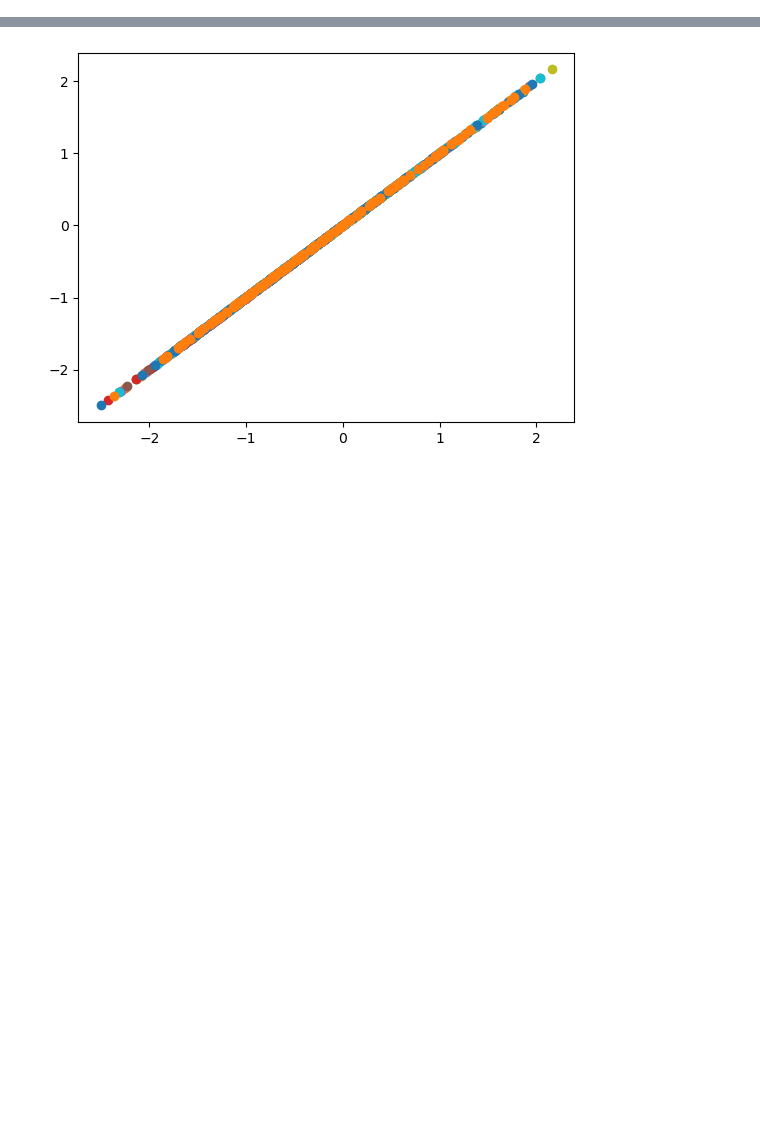
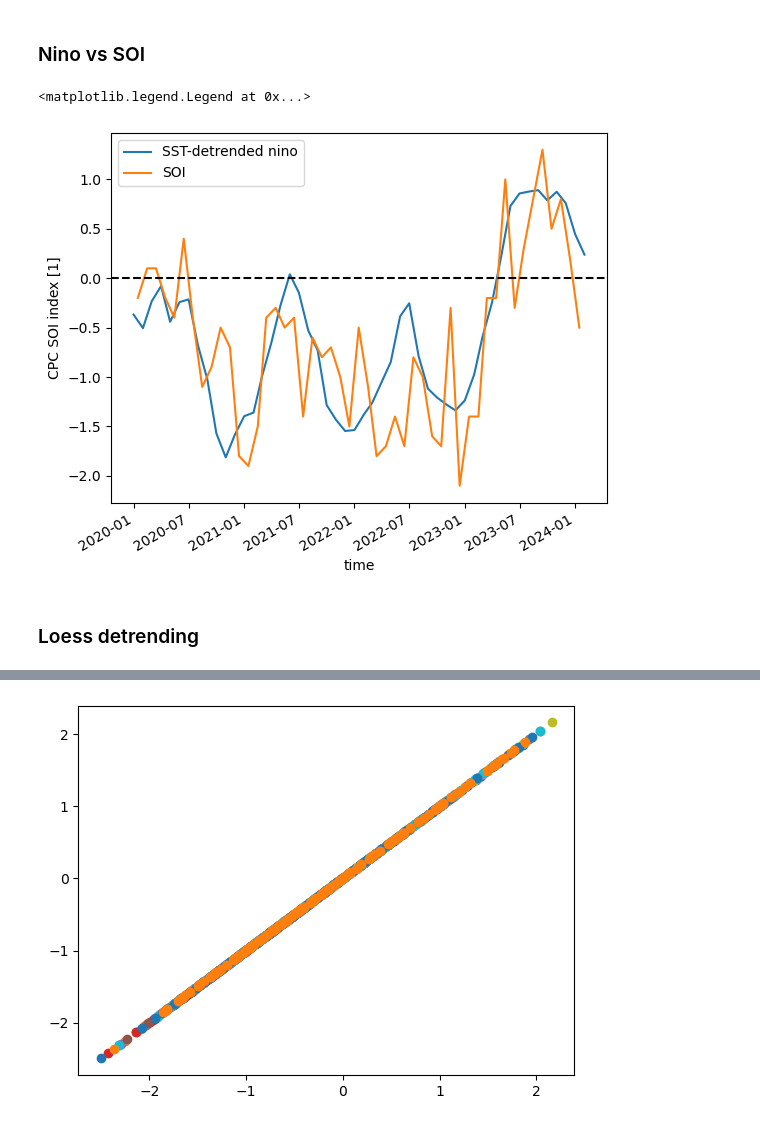
Before and after one commit to clairbarnes/wwa-current, a Jupyter notebook: 10_misc/detrended_nino34/py_nino34_det.ipynb, the cells around one changed output, grey strips where cells are left out. Drawn from its saved outputs; the diff is of its cells as text; code cells hidden in the pictures; blank space fills up the shorter version.

```diff
--- a/10_misc/detrended_nino34/py_nino34_det.ipynb
+++ b/10_misc/detrended_nino34/py_nino34_det.ipynb
@@ -5,0 +73,15 @@ Use monthly mean SST from 20S:20N to detrend [Nino3.4](https://climexp.knmi.nl/g
+# %% [markdown]
+### Nino vs SOI
+# %%
+nino34 = nino34 - nino34.mean()
+soi = -decode_times(xr.open_dataset("icpc_soi.nc", decode_times = False)).SOI.dropna("time", "any")
+nino34_det.sel(time = slice("2020",None)).plot(label = "SST-detrended nino")
+
+soi.sel(time = slice("2020",None)).plot(label = "SOI")
+plt.axhline(0, ls = "--", color = "k")
+plt.legend()
+# %% [output]
+<matplotlib.legend.Legend at 0x...>
+[figure, added]
+# %% [markdown]
+### Loess detrending
```
Also changed, not shown: parts of 23 cells of this notebook, 1 other file.
